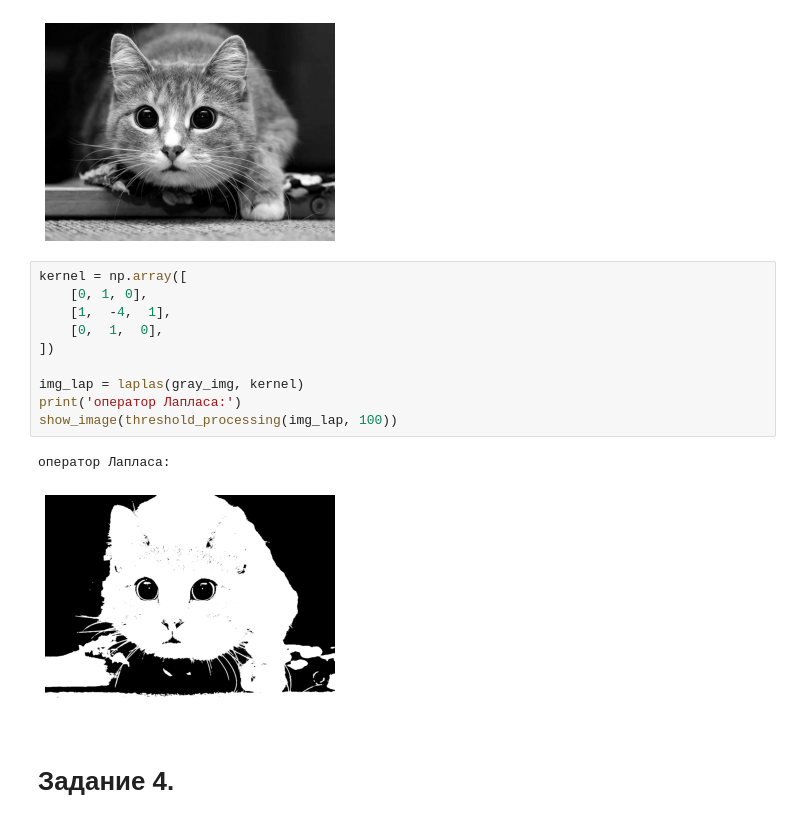
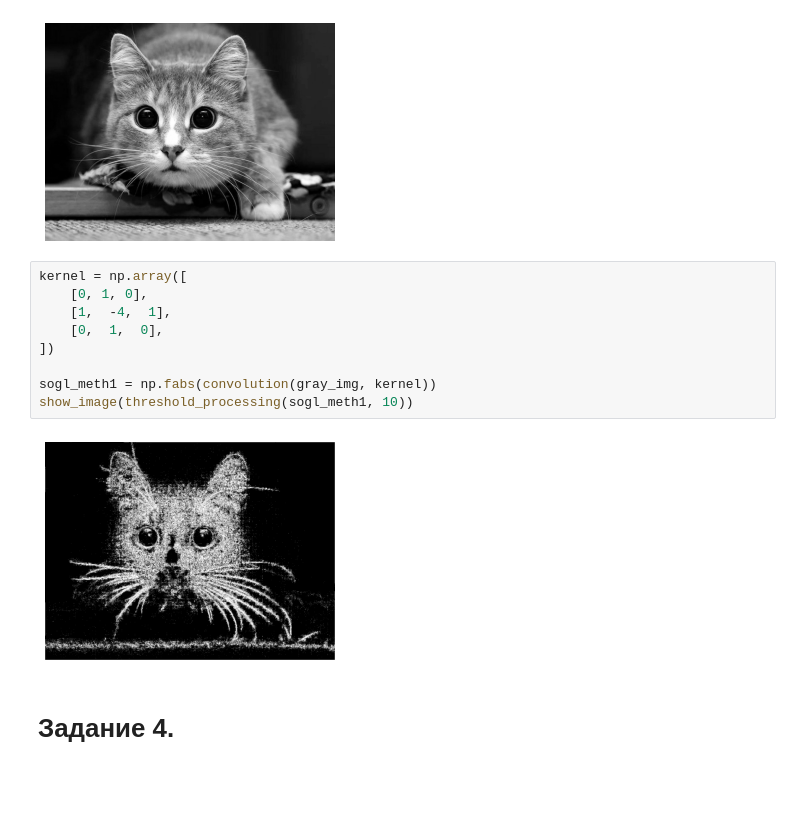
Before and after one commit to kolovratgas/Image-Processing, a Jupyter notebook: Lab_4/Lab_4.ipynb, the cells around one changed output. Saved outputs shown, nothing was run; the diff lists cells and outputs as text; blank space fills up the shorter version.

```diff
--- a/Lab_4/Lab_4.ipynb
+++ b/Lab_4/Lab_4.ipynb
@@ -113,16 +102,14 @@ show_image(gray_img)
 # %%
 kernel = np.array([
     [0, 1, 0],
     [1,  -4,  1],
     [0,  1,  0],
 ])
 
-img_lap = laplas(gray_img, kernel)
-print('оператор Лапласа:')
-show_image(threshold_processing(img_lap, 100))
+sogl_meth1 = np.fabs(convolution(gray_img, kernel))
+show_image(threshold_processing(sogl_meth1, 10))
 # %% [output]
-оператор Лапласа:
-[figure, old version]
+[figure, new version]
 # %% [markdown]
 # Задание 4.
 # %%
```
Also changed, not shown: parts of 3 cells of this notebook.
